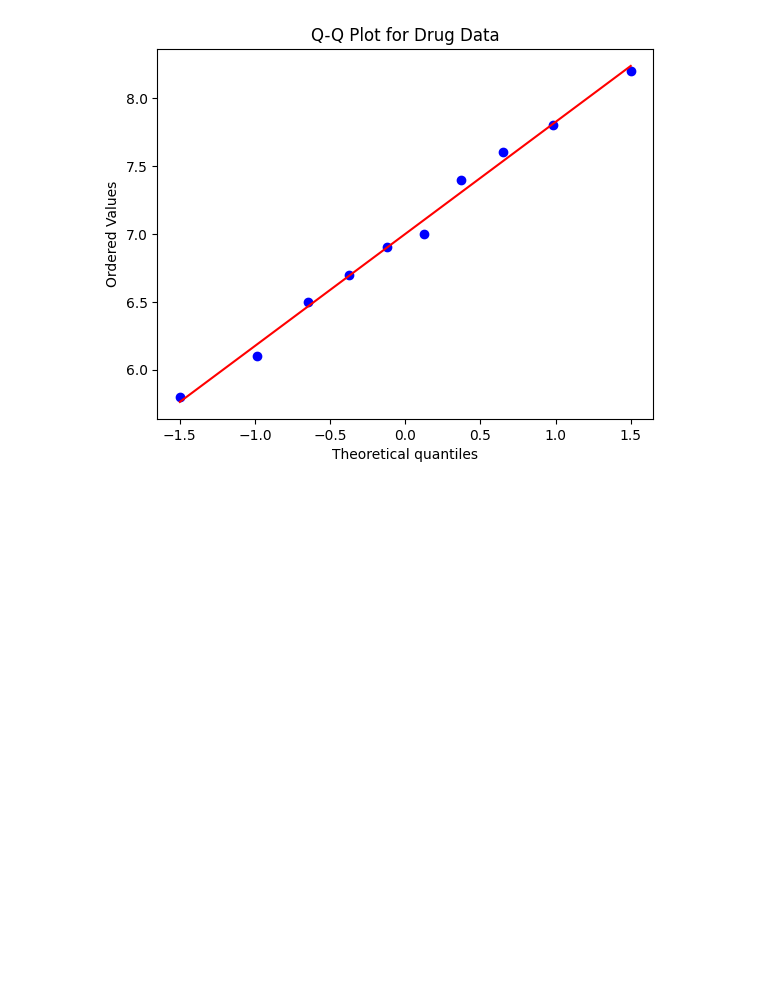
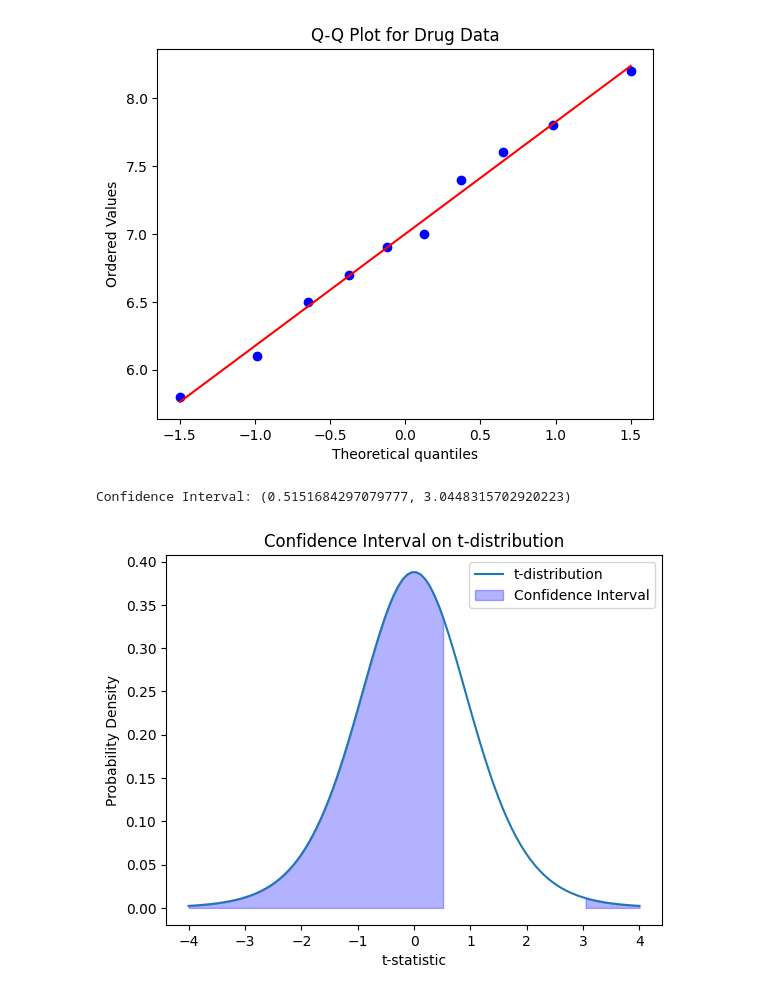
Before and after one commit to kl2217/finite-element, a Jupyter notebook: ztest.ipynb, the cells around one changed output. Saved outputs shown, nothing was run; the diff lists cells and outputs as text; code cells hidden in the pictures; blank space fills up the shorter version.

```diff
--- a/ztest.ipynb
+++ b/ztest.ipynb
@@ -122,3 +122,57 @@ plt.title("Q-Q Plot for Drug Data")
 plt.show()
 # %% [output]
 [figure]
+# %%
+import scipy.stats as stats
+import numpy as np
+
+# Calculate the mean and standard error of the difference
+diff = df['Drug'] - df['Placebo']
+mean_diff = np.mean(diff)
+std_err_diff = stats.sem(diff)  # Standard error of the mean difference
+
+# Calculate the confidence interval
+confidence_level = 1 - 0.05  # 95% confidence level
+degrees_of_freedom = len(diff) - 1
+confidence_interval = stats.t.interval(
+    confidence_level, degrees_of_freedom, loc=mean_diff, scale=std_err_diff
+)
+
+print(f"Confidence Interval: {confidence_interval}")
+# %% [output]
+Confidence Interval: (0.5151684297079777, 3.0448315702920223)
+# %%
+import numpy as np
+import matplotlib.pyplot as plt
+import scipy.stats as stats
+
+# ... (previous code for calculating confidence interval) ...
+
+# Generate x-values for the t-distribution
+x = np.linspace(-4, 4, 100)
+
+# Calculate t-distribution values with the appropriate degrees of freedom
+t_dist = stats.t.pdf(x, df=degrees_of_freedom)
+
+# Plot the t-distribution
+plt.plot(x, t_dist, label="t-distribution")
+
+# Shade the confidence interval area
+ci_lower_x = np.linspace(-4, confidence_interval[0], 100)
+ci_upper_x = np.linspace(confidence_interval[1], 4, 100)
+
+plt.fill_between(ci_lower_x, stats.t.pdf(ci_lower_x, df=degrees_of_freedom), color="blue", alpha=0.3, label="Confidence Interval")
+plt.fill_between(ci_upper_x, stats.t.pdf(ci_upper_x, df=degrees_of_freedom), color="blue", alpha=0.3)
+
+# Add labels and legend
+plt.xlabel("t-statistic")
+plt.ylabel("Probability Density")
+plt.title("Confidence Interval on t-distribution")
+plt.legend()
+
+# Show the plot
+# I don't know where the true mean located in the confident interval
+# but I am 95% sure they are not in the shaded area. 0 happen to be in those area.
+plt.show()
+# %% [output]
+[figure, added]
```
